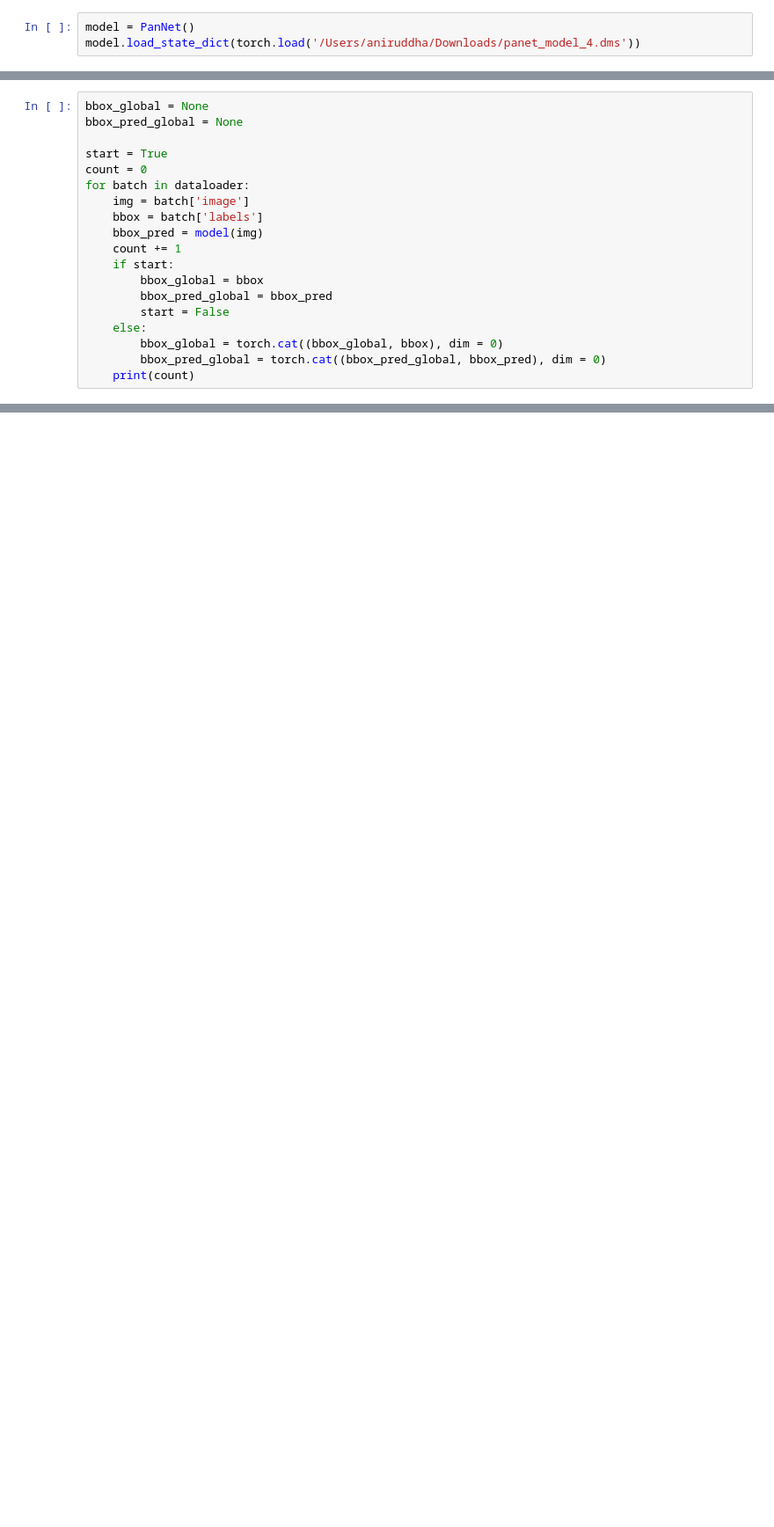
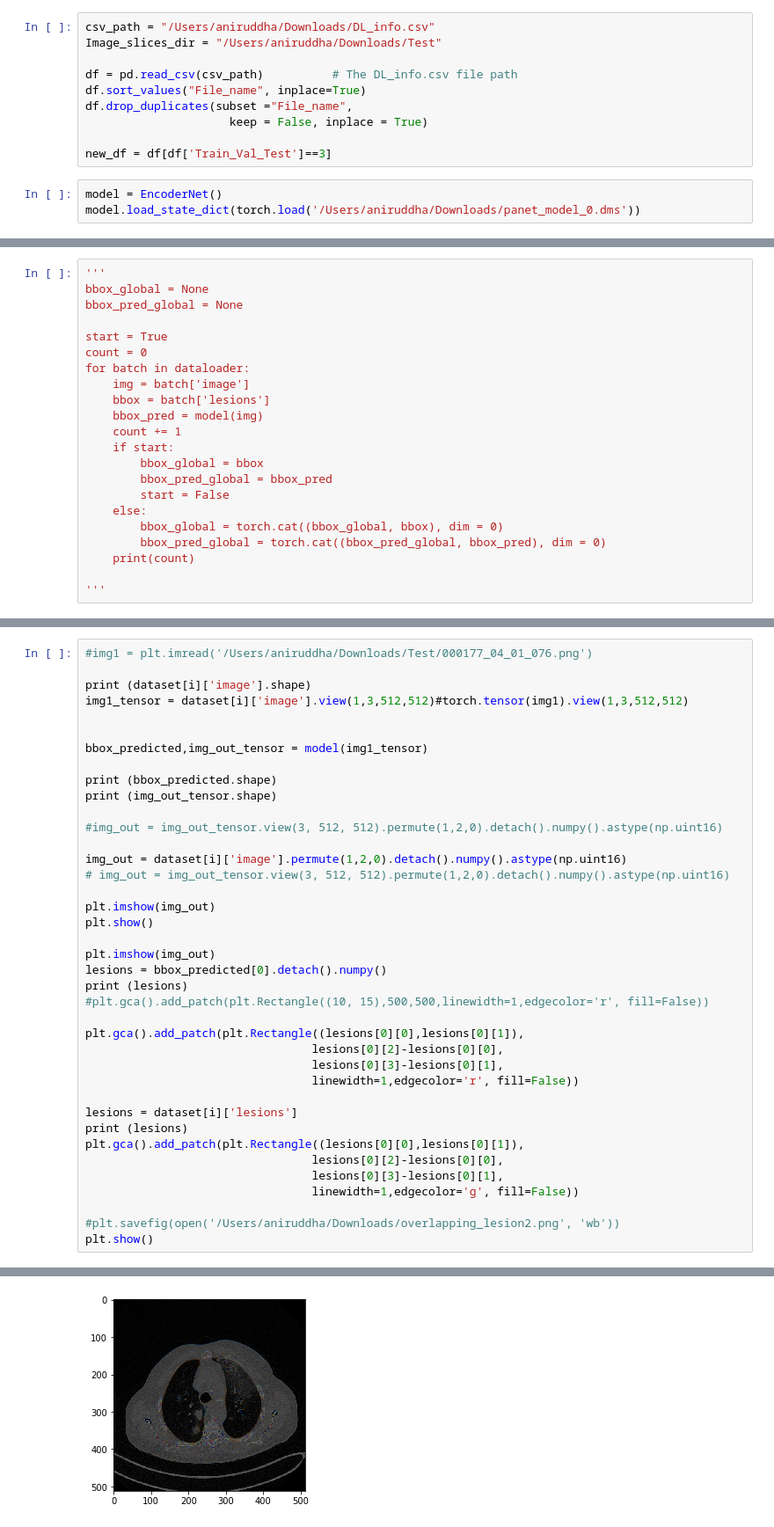
Before and after one commit to anir16293/Deep-Lesion, a Jupyter notebook: Test_evaluation.ipynb, the cells around one changed output, grey strips where cells are left out. Shown at 88% size. Cells and saved outputs as stored; diff of their text form; blank space fills up the shorter version.

```diff
--- a/Test_evaluation.ipynb
+++ b/Test_evaluation.ipynb
@@ -8,5 +12,15 @@ from torch.utils.data import DataLoader
+# %%
+csv_path = "/Users/aniruddha/Downloads/DL_info.csv"
+Image_slices_dir = "/Users/aniruddha/Downloads/Test"
+
+df = pd.read_csv(csv_path)          # The DL_info.csv file path
+df.sort_values("File_name", inplace=True)
+df.drop_duplicates(subset ="File_name",
+                     keep = False, inplace = True)
+
+new_df = df[df['Train_Val_Test']==3]
 # %%
-model = PanNet()
-model.load_state_dict(torch.load('/Users/aniruddha/Downloads/panet_model_4.dms'))
+model = EncoderNet()
+model.load_state_dict(torch.load('/Users/aniruddha/Downloads/panet_model_0.dms'))
 # %%
 dataset = ImageDataset(root_dir= '/Users/aniruddha/Downloads/Test', dataset_type= 3)
@@ -16,4 +34,5 @@ dataloader = DataLoader(dataset=dataset, batch_size= batch_size)
 # %%
+'''
 bbox_global = None
 bbox_pred_global = None
 
@@ -21,7 +40,7 @@ start = True
 count = 0
 for batch in dataloader:
     img = batch['image']
-    bbox = batch['labels']
+    bbox = batch['lesions']
     bbox_pred = model(img)
     count += 1
     if start:
@@ -32,4 +51,6 @@ for batch in dataloader:
         bbox_global = torch.cat((bbox_global, bbox), dim = 0)
         bbox_pred_global = torch.cat((bbox_pred_global, bbox_pred), dim = 0)
     print(count)
+
+'''
 # %% [output]
@@ -43,0 +103,40 @@ map_score = eval1.mean_average_precision(bbox = bbox_global, bbox_pred = bbox_pr
+# %%
+#img1 = plt.imread('/Users/aniruddha/Downloads/Test/000177_04_01_076.png')
+
+print (dataset[i]['image'].shape)
+img1_tensor = dataset[i]['image'].view(1,3,512,512)#torch.tensor(img1).view(1,3,512,512)
+
+
+bbox_predicted,img_out_tensor = model(img1_tensor)
+
+print (bbox_predicted.shape)
+print (img_out_tensor.shape)
+
+#img_out = img_out_tensor.view(3, 512, 512).permute(1,2,0).detach().numpy().astype(np.uint16)
+
+img_out = dataset[i]['image'].permute(1,2,0).detach().numpy().astype(np.uint16)
+# img_out = img_out_tensor.view(3, 512, 512).permute(1,2,0).detach().numpy().astype(np.uint16)
+
+plt.imshow(img_out)
+plt.show()
+
+plt.imshow(img_out)
+lesions = bbox_predicted[0].detach().numpy()
+print (lesions)
+#plt.gca().add_patch(plt.Rectangle((10, 15),500,500,linewidth=1,edgecolor='r', fill=False))
+
+plt.gca().add_patch(plt.Rectangle((lesions[0][0],lesions[0][1]),
+                                 lesions[0][2]-lesions[0][0],
+                                 lesions[0][3]-lesions[0][1],
+                                 linewidth=1,edgecolor='r', fill=False))
+
+lesions = dataset[i]['lesions']
+print (lesions)
+plt.gca().add_patch(plt.Rectangle((lesions[0][0],lesions[0][1]),
+                                 lesions[0][2]-lesions[0][0],
+                                 lesions[0][3]-lesions[0][1],
+                                 linewidth=1,edgecolor='g', fill=False))
+
+#plt.savefig(open('/Users/aniruddha/Downloads/overlapping_lesion2.png', 'wb'))
+plt.show()
+# %% [output]
@@ -43,0 +146 @@ map_score = eval1.mean_average_precision(bbox = bbox_global, bbox_pred = bbox_pr
+[figure, added]
```
Also changed, not shown: parts of 7 cells of this notebook.
